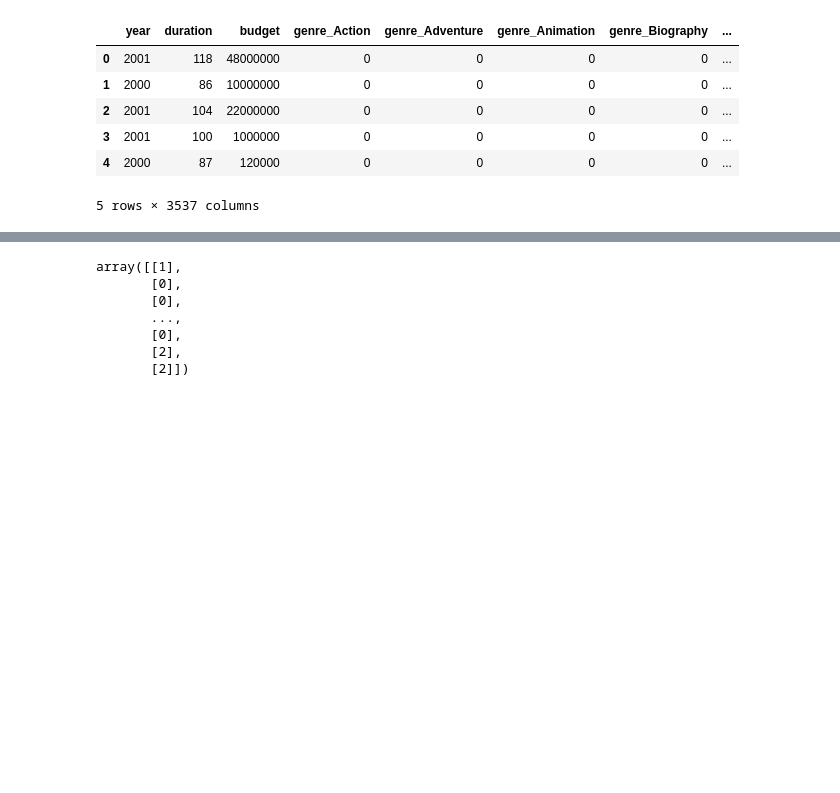
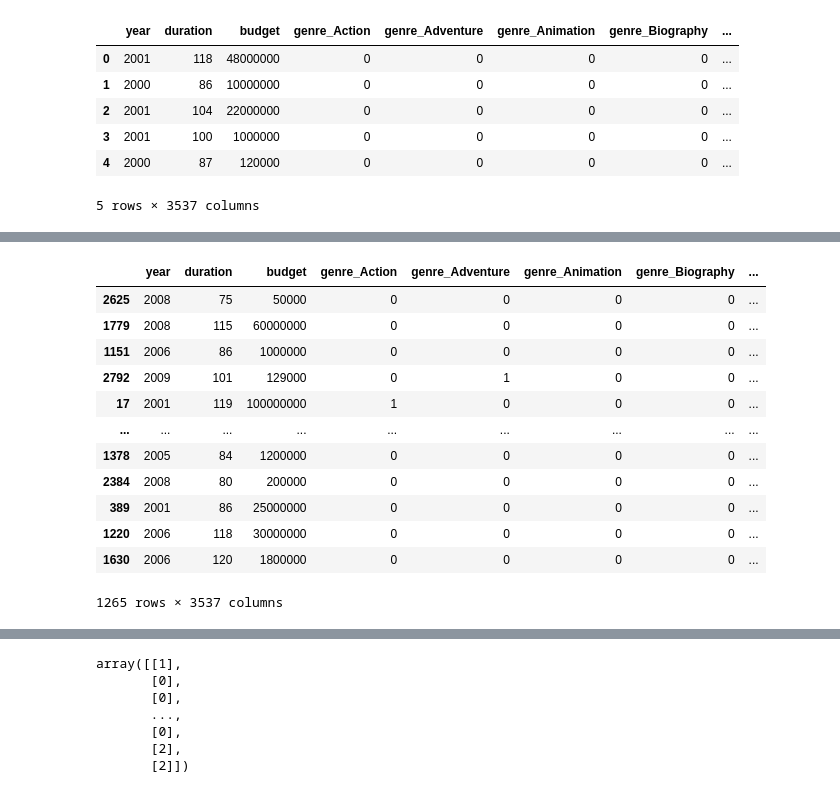
Before and after one commit to jagnoor/IMDB-Machnine-Learning, a Jupyter notebook: deep_learning.ipynb, the cells around one changed output, grey strips where cells are left out. Cells and saved outputs as stored; diff of their text form; code cells hidden in the pictures; blank space fills up the shorter version.

```diff
--- a/deep_learning.ipynb
+++ b/deep_learning.ipynb
@@ -76,0 +93,16 @@ X_train, X_test, y_train, y_test = train_test_split(data_binary_encoded, y, rand
+# %%
+X_test
+# %% [output]
+|  | year | duration | budget | genre_Action | genre_Adventure | genre_Animation | genre_Biography | ... |
+| 2625 | 2008 | 75 | 50000 | 0 | 0 | 0 | 0 | ... |
+| 1779 | 2008 | 115 | 60000000 | 0 | 0 | 0 | 0 | ... |
+| 1151 | 2006 | 86 | 1000000 | 0 | 0 | 0 | 0 | ... |
+| 2792 | 2009 | 101 | 129000 | 0 | 1 | 0 | 0 | ... |
+| 17 | 2001 | 119 | 100000000 | 1 | 0 | 0 | 0 | ... |
+| ... | ... | ... | ... | ... | ... | ... | ... | ... |
+| 1378 | 2005 | 84 | 1200000 | 0 | 0 | 0 | 0 | ... |
+| 2384 | 2008 | 80 | 200000 | 0 | 0 | 0 | 0 | ... |
+| 389 | 2001 | 86 | 25000000 | 0 | 0 | 0 | 0 | ... |
+| 1220 | 2006 | 118 | 30000000 | 0 | 0 | 0 | 0 | ... |
+| 1630 | 2006 | 120 | 1800000 | 0 | 0 | 0 | 0 | ... |
+1265 rows × 3537 columns
```
Also changed, not shown: parts of 7 cells of this notebook, 7 other files.
